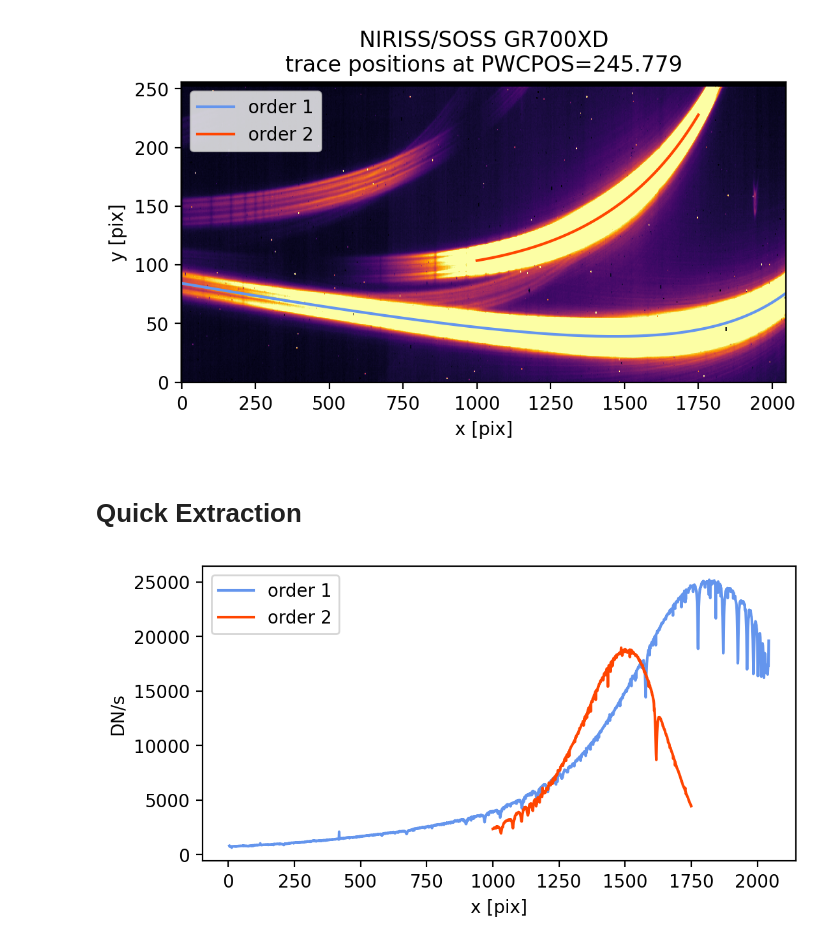
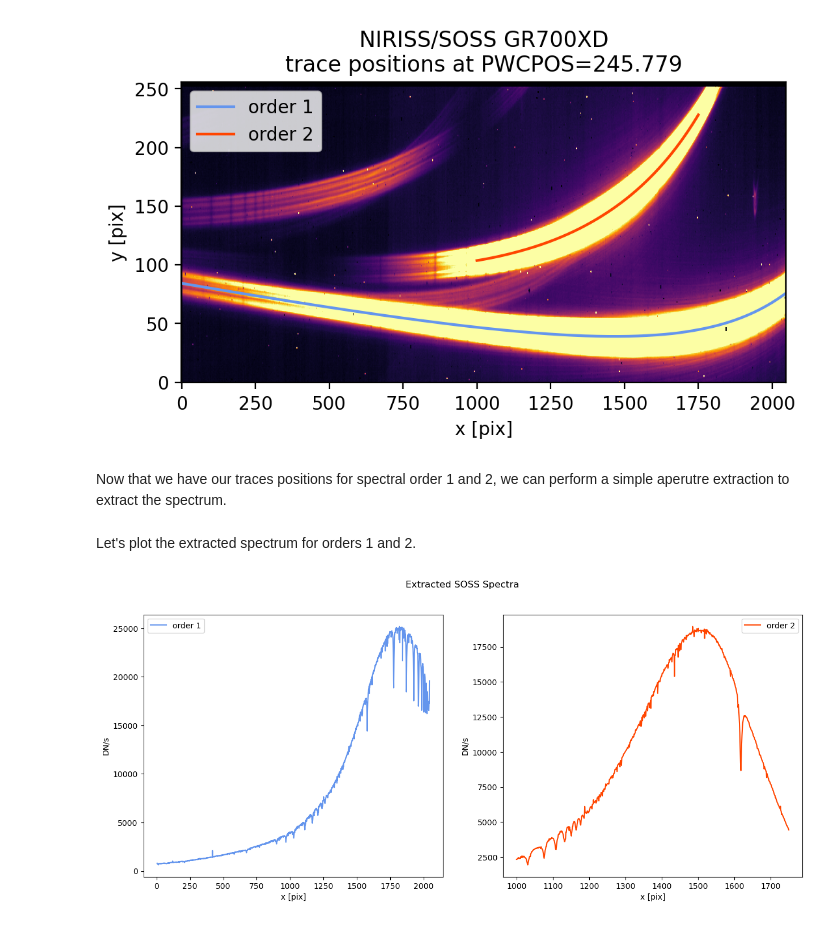
Before and after one commit to spacetelescope/pastasoss, a Jupyter notebook: notebooks/pastasoss_demo.ipynb, the cells around one changed output. Cells and saved outputs as stored; diff of their text form; code cells hidden in the pictures.

```diff
--- a/notebooks/pastasoss_demo.ipynb
+++ b/notebooks/pastasoss_demo.ipynb
@@ -59,21 +73,32 @@ plt.legend()
 plt.show()
 # %% [output]
 [figure]
-# %% [markdown]
-# Quick Extraction
+# %% [markdown]
+Now that we have our traces positions for spectral order 1 and 2, we can perform a simple aperutre extraction to extract the spectrum.
 # %%
+# ignore values less zero
 data[data<0] = 0
 
+# Define how many pixels we want to set our aperture above and below the trace center
 npix = 15
-flux_order1 = [data[int(y)-npix:int(y)+npix, int(x)].sum(0) for x, y in zip(x1, y1)]
-flux_order2 = [data[int(y)-npix:int(y)+npix, int(x)].sum(0) for x, y in zip(x2, y2)]
+
+# perform a simple aperture extraction
+flux_order1 = [data[int(y)-npix:int(y)+npix, int(x)].sum() for x, y in zip(x1, y1)]
+flux_order2 = [data[int(y)-npix:int(y)+npix, int(x)].sum() for x, y in zip(x2, y2)]
+# %% [markdown]
+Let's plot the extracted spectrum for orders 1 and 2.
 # %%
-plt.figure(figsize=(6,3), dpi=200)
-plt.plot(x1, flux_order1, lw=1.5, label=f'order 1', color='cornflowerblue')
-plt.plot(x2, flux_order2, lw=1.5, label=f'order 2', color='orangered')
-plt.xlabel('x [pix]')
-plt.ylabel('DN/s')
-plt.legend()
+fig, (ax1, ax2) = plt.subplots(1, 2, figsize=(15,6))
+fig.suptitle('Extracted SOSS Spectra')
+ax1.plot(x1, flux_order1, lw=1.5, label=f'order 1', color='cornflowerblue')
+ax1.set_xlabel('x [pix]')
+ax1.set_ylabel('DN/s')
+ax1.legend()
+
+ax2.plot(x2, flux_order2, lw=1.5, label=f'order 2', color='orangered')
+ax2.set_xlabel('x [pix]')
+ax2.set_ylabel('DN/s')
+ax2.legend()
 plt.show()
 # %% [output]
-[figure, old version]
+[figure, new version]
```
Also changed, not shown: parts of 14 cells of this notebook.
